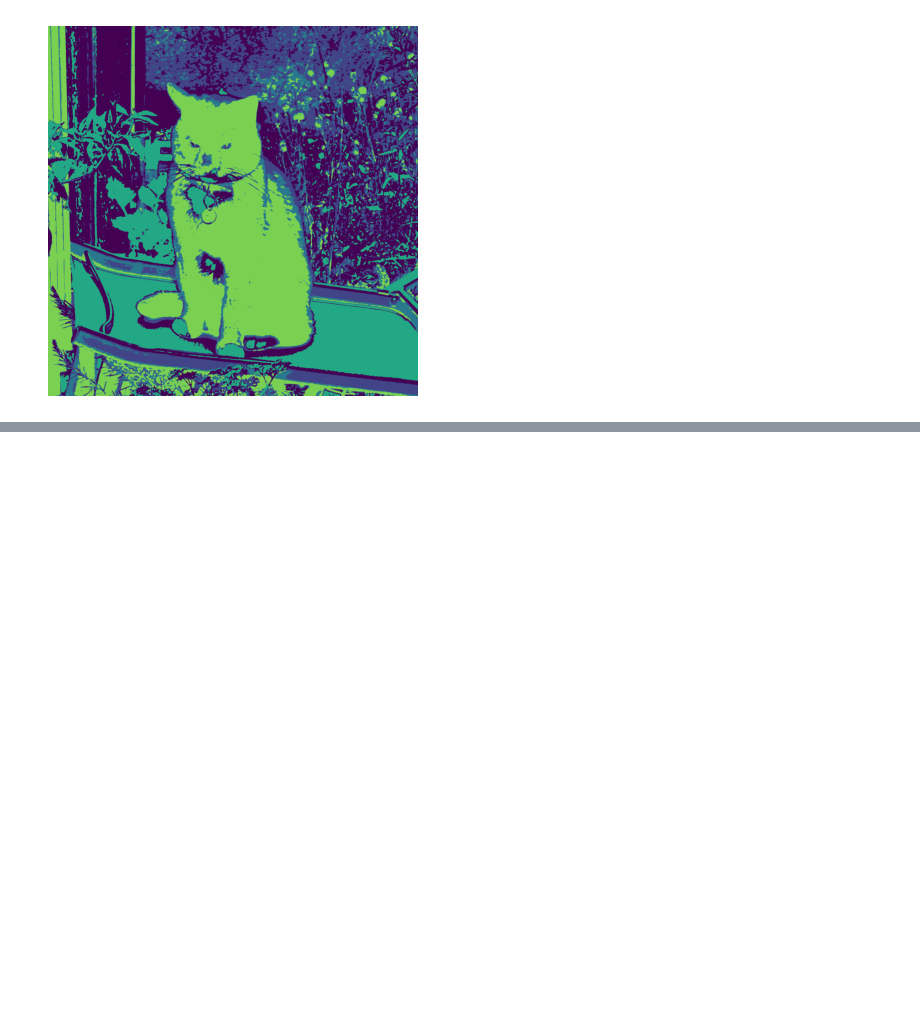
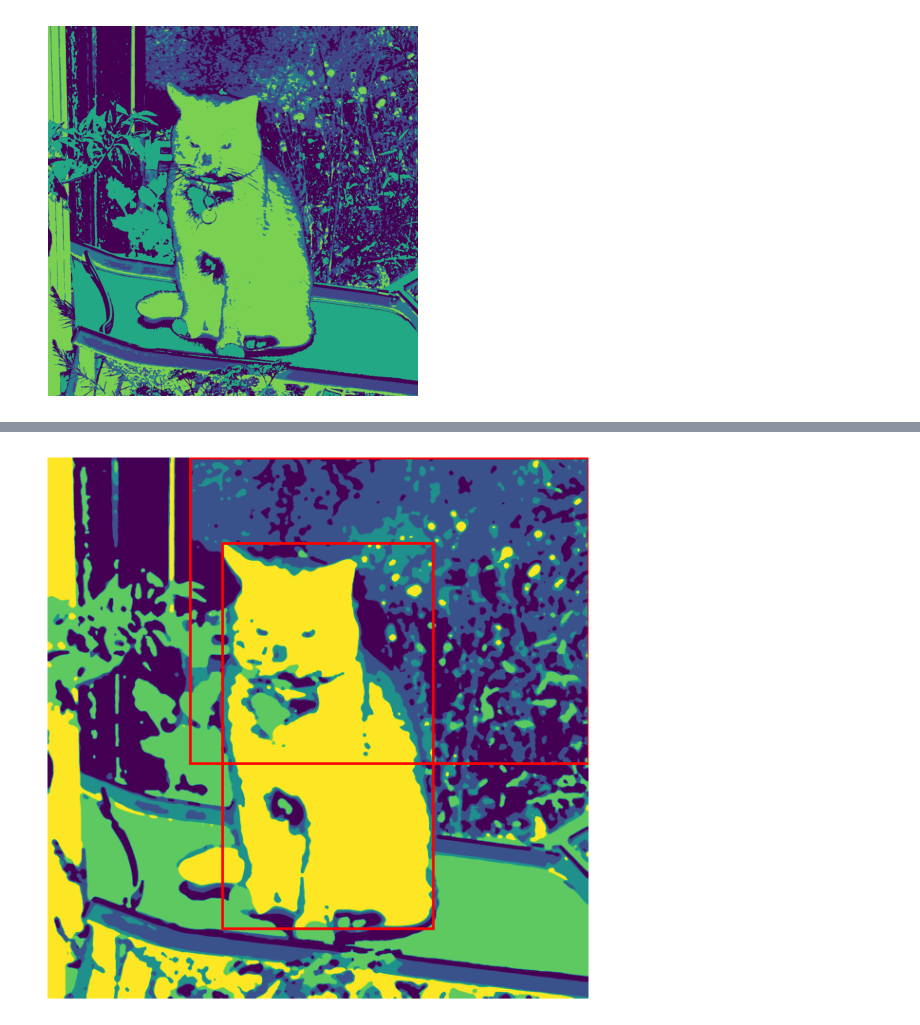
Before and after one commit to AlexisViauCardinal/COMP558-FinalProject, a Jupyter notebook: code/segmentation/test_FuzzyCMeans.ipynb, the cells around one changed output, grey strips where cells are left out. Drawn from its saved outputs; the diff is of its cells as text; code cells hidden in the pictures; blank space fills up the shorter version.

```diff
--- a/code/segmentation/test_FuzzyCMeans.ipynb
+++ b/code/segmentation/test_FuzzyCMeans.ipynb
@@ -60,0 +80,24 @@ plt.show()
+# %%
+regions = image_bbox(cleaned_up, min_area=500000)
+# %%
+fig, ax = plt.subplots(figsize=(10, 6))
+ax.imshow(cleaned_up)
+
+for region in regions:
+
+    minr, minc, maxr, maxc = region.bbox
+    rect = mpatches.Rectangle(
+            (minc, minr),
+            maxc - minc,
+            maxr - minr,
+            fill=False,
+            edgecolor='red',
+            linewidth=2,
+    )
+    ax.add_patch(rect)
+
+ax.set_axis_off()
+plt.tight_layout()
+plt.show()
+# %% [output]
+[figure, added]
```
Also changed, not shown: parts of 5 cells of this notebook, 1 other file.
